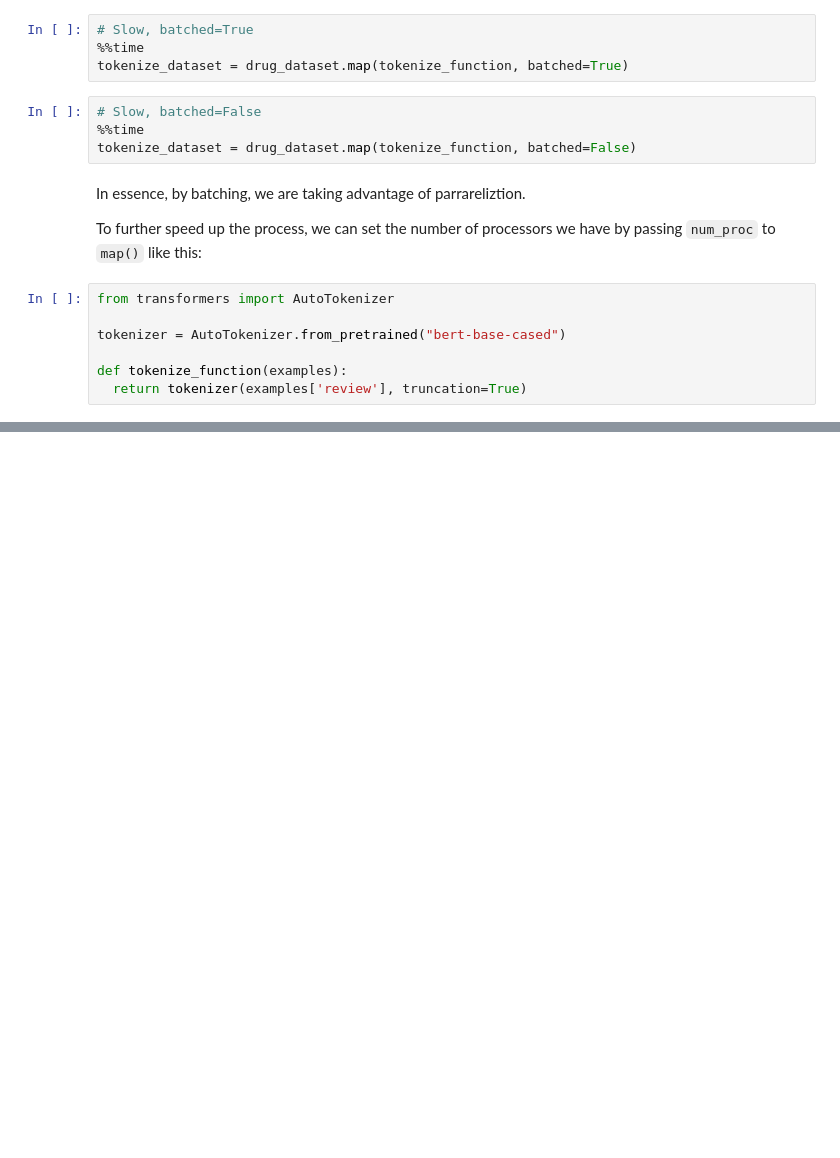
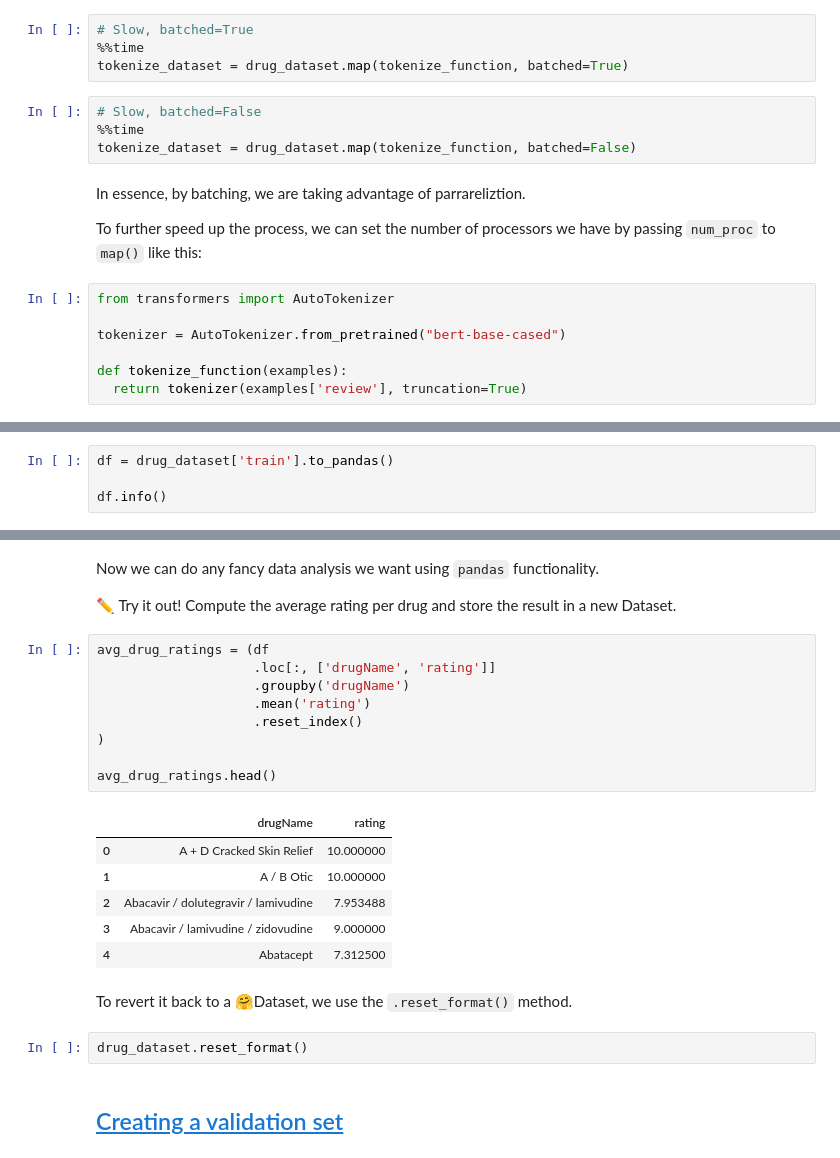
Before and after one commit to educatorsRlearners/hugging_face_course, a Jupyter notebook: 05_the_🤗_Datasets_library.ipynb, the cells around one changed output, grey strips where cells are left out. Drawn from its saved outputs; the diff is of its cells as text; blank space fills up the shorter version.

````diff
--- a/05_the_🤗_Datasets_library.ipynb
+++ b/05_the_🤗_Datasets_library.ipynb
@@ -402,0 +460,4 @@ Wall time: 344 ms
+# %%
+df = drug_dataset['train'].to_pandas()
+
+df.info()
@@ -402,0 +480,28 @@ Wall time: 344 ms
+# %% [markdown]
+Now we can do any fancy data analysis we want using ```pandas``` functionality.
+
+✏️ Try it out! Compute the average rating per drug and store the result in a new Dataset.
+# %%
+avg_drug_ratings = (df
+                    .loc[:, ['drugName', 'rating']]
+                    .groupby('drugName')
+                    .mean('rating')
+                    .reset_index()
+)
+
+avg_drug_ratings.head()
+# %% [output]
+|  | drugName | rating |
+| 0 | A + D Cracked Skin Relief | 10.000000 |
+| 1 | A / B Otic | 10.000000 |
+| 2 | Abacavir / dolutegravir / lamivudine | 7.953488 |
+| 3 | Abacavir / lamivudine / zidovudine | 9.000000 |
+| 4 | Abatacept | 7.312500 |
+# %% [markdown]
+
+
+To revert it back to a 🤗Dataset, we use the ```.reset_format()``` method.
+# %%
+drug_dataset.reset_format()
+# %% [markdown]
+## [Creating a validation set](https://huggingface.co/course/chapter5/3?fw=pt#creating-a-validation-set)
````
Also changed, not shown: parts of 22 cells of this notebook.
